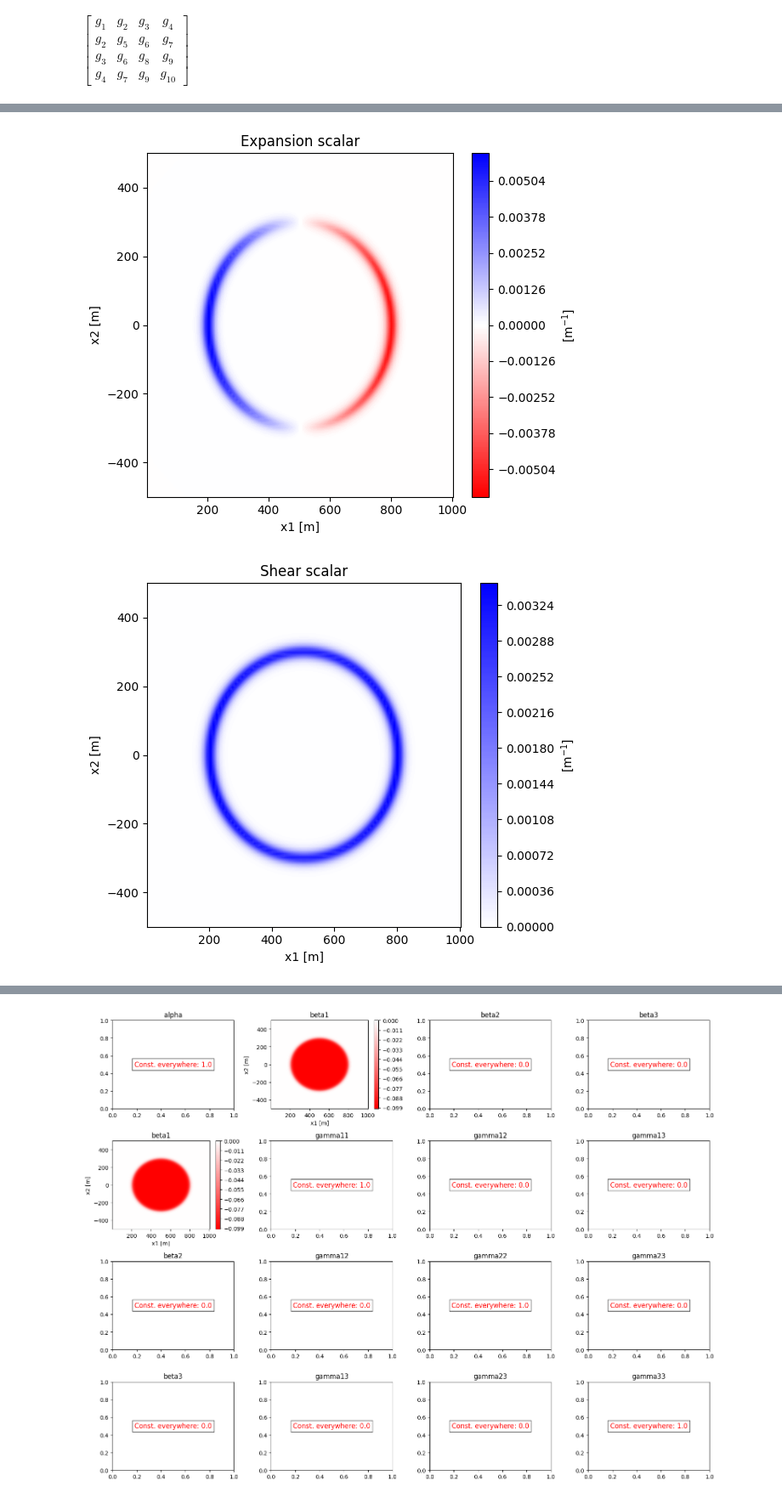
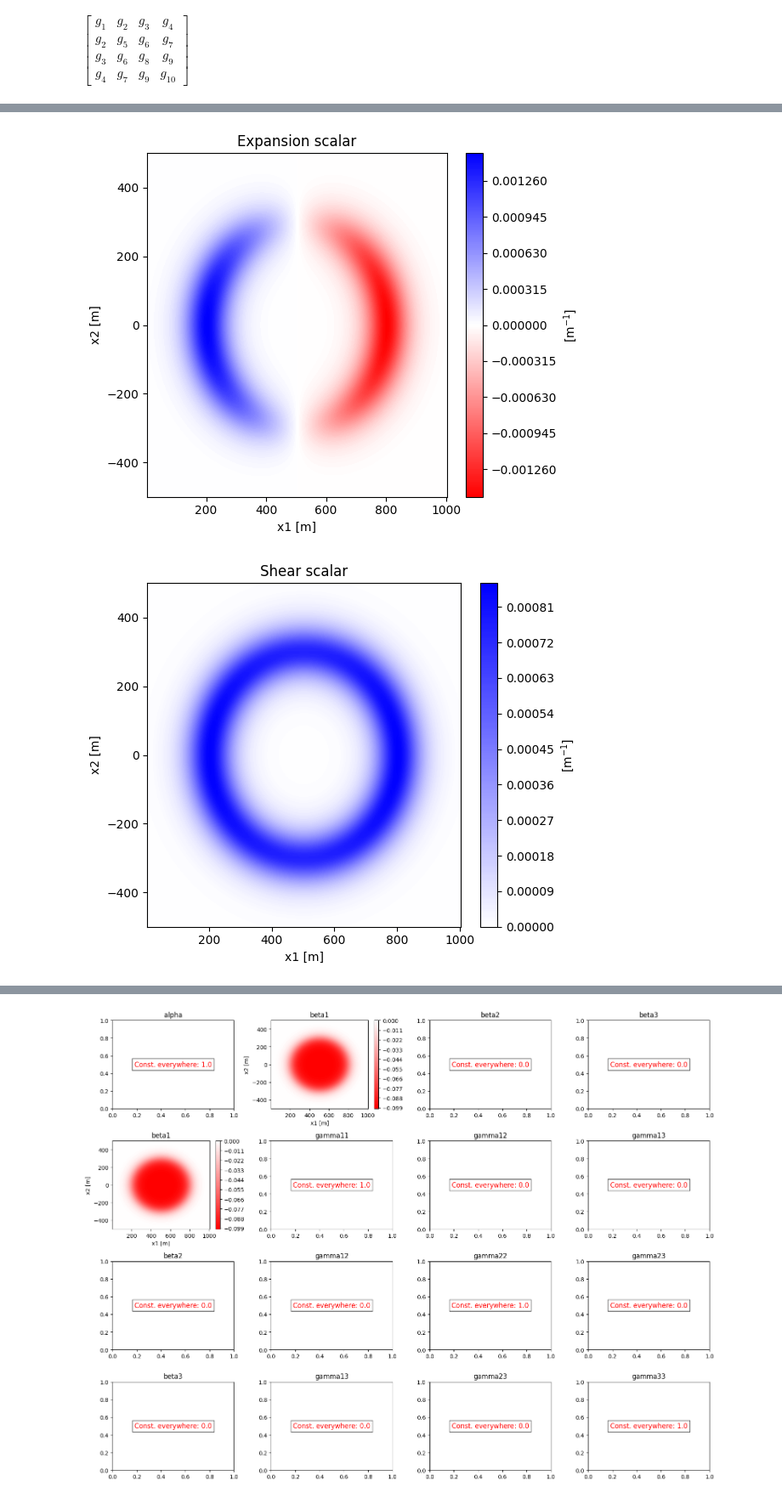
Before and after one commit to nmonnet/Warp-Factory-for-Python, a Jupyter notebook: warp_drive_study.ipynb, the cells around one changed output, grey strips where cells are left out. Shown at 85% size. Drawn from its saved outputs; the diff is of its cells as text; code cells hidden in the pictures.

```diff
--- a/warp_drive_study.ipynb
+++ b/warp_drive_study.ipynb
@@ -28,7 +44,39 @@ from mpl_toolkits.mplot3d import Axes3D
 ### Functions
 # %%
 def christoffel_x_vector(V,metric_einsteinpy,sp_symbols, vector_is_covariant):
-    # The given metric must be a einsteinpy object not a tensor!
+    """
+    Computes the product of a Christoffel symbol and a vector field in a given coordinate system.
+
+    Parameters:
+    -----------
+    V : list or sympy.Array
+        The vector field. If `vector_is_covariant` is True, this is assumed to be a covariant vector (with lower indices).
+        Otherwise, it is assumed to be a contravariant vector (with upper indices).
+
+    metric_einsteinpy : einsteinpy.symbolic.MetricTensor
+        The metric tensor object from the EinsteinPy library, representing the spacetime geometry.
+        This object is used to compute the Christoffel symbols.
+
+    sp_symbols : list of sympy.Symbol
+        The list of spacetime coordinate symbols (e.g., [t, x, y, z]) corresponding to the dimension of the system.
+
+    vector_is_covariant : bool
+        A flag indicating whether the given vector `V` is covariant (True) or contravariant (False).
+
+    Returns:
+    --------
+    sympy.Matrix
+        - If `vector_is_covariant` is True, returns a matrix A_{uv} where A_{uv} = Γ_{uv}^h * V_h.
+        - If `vector_is_covariant` is False, returns a matrix B_u^v where B_u^v = Γ_{uh}^v * V^h.
+
+    Description:
+    ------------
+    This function calculates the matrix product of the Christoffel symbols (Γ_{uv}^h or Γ_{uh}^v) and a vector field `V`
+    in the context of general relativity or differential geometry. The Christoffel symbols, representing the connection
+    coefficients, are computed from the given metric tensor using the EinsteinPy library. Depending on whether the vector
+    `V` is covariant or contravariant, the function returns a matrix describing the corresponding transformation.
+    """
+
 
     dim=len(sp_symbols)
 
@@ -1490,7 +1712,6 @@ Metric symbols :
 $\displaystyle \left[\begin{matrix}g_{1} & g_{2} & g_{3} & g_{4}\\g_{2} & g_{5} & g_{6} & g_{7}\\g_{3} & g_{6} & g_{8} & g_{9}\\g_{4} & g_{7} & g_{9} & g_{10}\end{matrix}\right]$
 # %%
 ##################################################### USER INPUT ########################################################
-
 
 # Define substitutions for the new variables
 
@@ -1499,11 +1720,11 @@ symbols = [t,x,y,z] #IMPORTANT first symbol must be time
 
 # Define the functions to be input in the metric
 v = sp.Function('v')(t)
-f = sp.Function('f',real=True,positive=True)(t, x, y, z)
+f = sp.Function('f',positive=True)(t, x, y, z) #adding positive allow to avoid error when passing from analytical to numerical
 
 v_actual=0.1
 R=300
-sigma=0.015*4
+sigma=0.015
 
 # Define the distance from the center of the warp bubble
 rs = sp.sqrt((x - v*t)**2 + y**2 + z**2)
@@ -1514,7 +1735,7 @@ f_actual = (sp.tanh(sigma * (rs + R)) - sp.tanh(sigma * (rs - R))) / (2 * sp.tan
 
 
 
-if False:
+if False: #This is an alternative function that is linear and tend to produce simpler but still valuable results
     R = 350  # R = 350 m
     Delta = 40  # Δ = 40 m
 
@@ -1531,7 +1752,7 @@ f_subs={f:f_actual,v:v_actual}
 
 #user input metric using symbol
 user_input_metric = {
-    "g1": -1 + (-v*f)**2,
+    "g1": -1 + (v*f)**2,
     "g2": -v*f,
     "g3": 0,
     "g4": 0,
@@ -1639,6 +1844,6 @@ warp_test.display_momentum_vector_field_2D(space_time_coordinate=[t_val,x_grid,y
 # %%
 # Define the fixed values
-t_val = 1.6778 * 1e-5 * 299792458
+t_val = 503/v_actual
 z_val = 0
 
 # Create a grid for x and y
@@ -1646,17 +1851,17 @@ x_grid = np.linspace(-500, 500, 100) + 503  # Adjust the range and resolution as
 y_grid = np.linspace(-500, 500, 100)
 warp_test.display_metric_scalar(warp_test.expansion_scalar,space_time_coordinate=[t_val,x_grid,y_grid,z_val],title="Expansion scalar")
 # %% [output]
-[figure, old version]
+[figure, new version]
 # %%
 # Define the fixed values
-t_val = 1.6778 * 1e-5 * 299792458
+t_val = 503/v_actual
 z_val = 0
 
 # Create a grid for x and y
 x_grid = np.linspace(-500, 500, 100) + 503  # Adjust the range and resolution as needed
 y_grid = np.linspace(-500, 500, 100)
 warp_test.display_metric_scalar(warp_test.shear_scalar,space_time_coordinate=[t_val,x_grid,y_grid,z_val],title="Shear scalar")
 # %% [output]
-[figure, old version]
+[figure, new version]
 # %%
 # Define the fixed values
```
Also changed, not shown: parts of 59 cells of this notebook.
